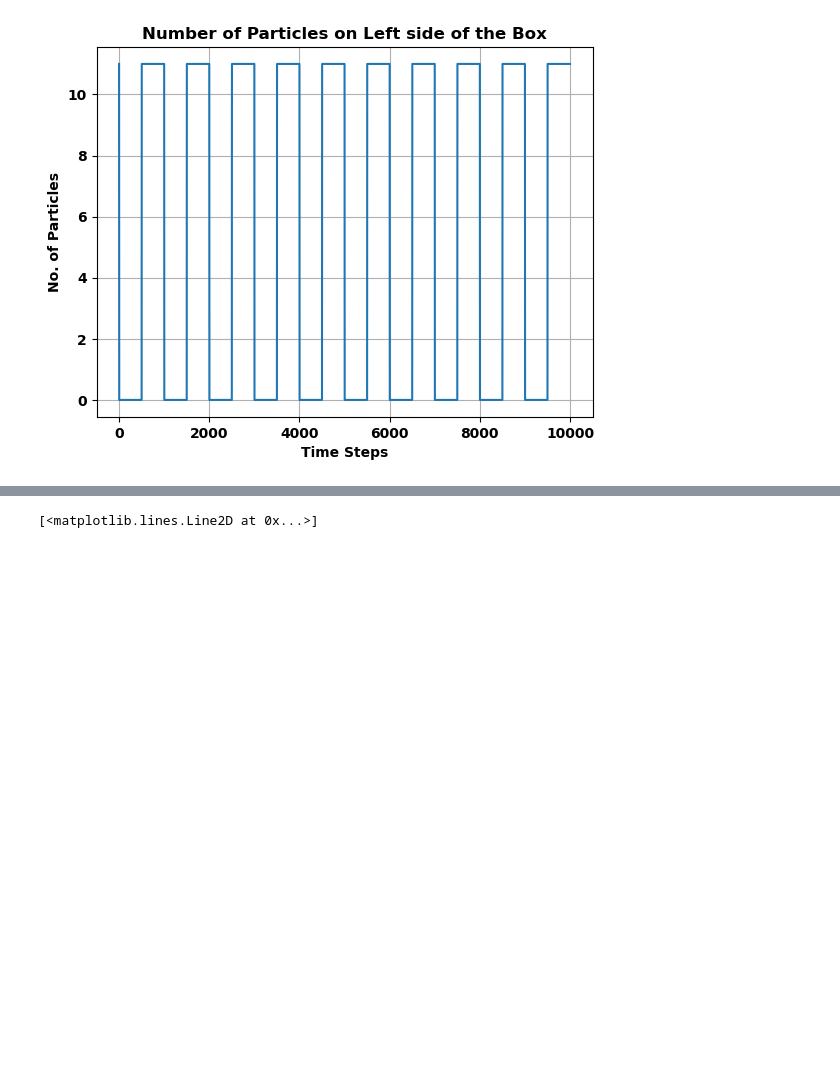
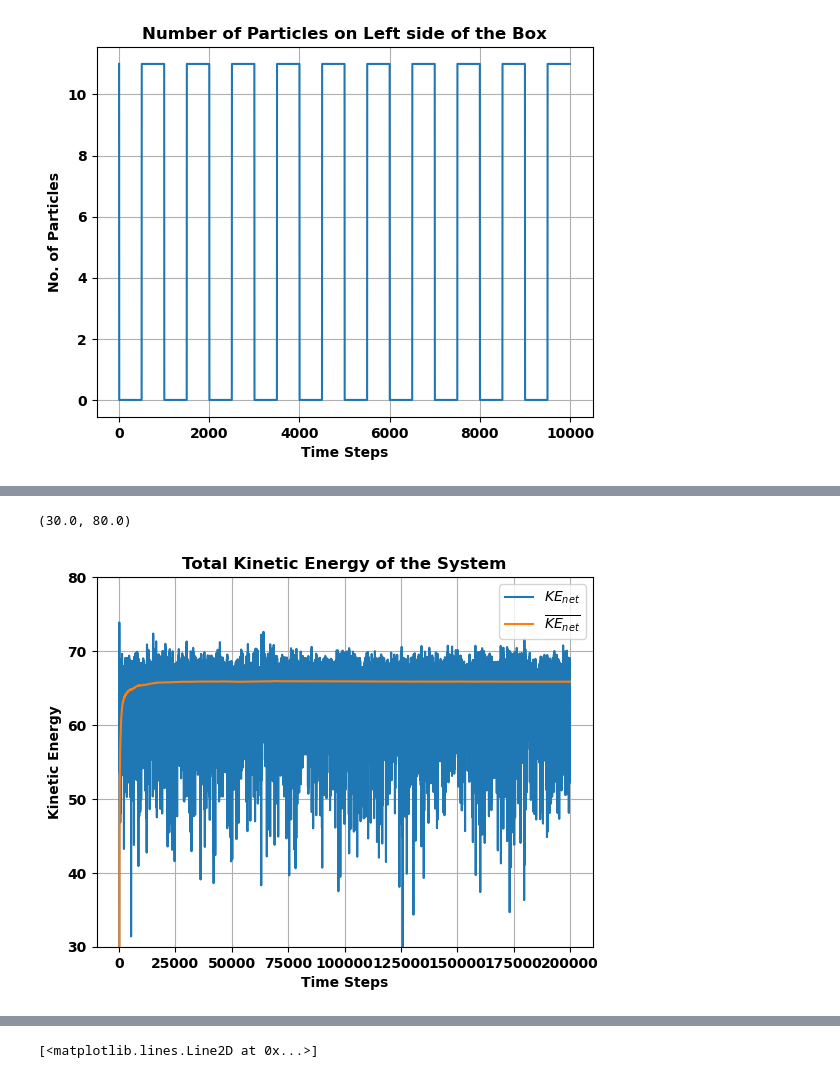
Before and after one commit to gregorycorcoran/Computational-Lab, a Jupyter notebook: Analysis.ipynb, the cells around one changed output, grey strips where cells are left out. Saved outputs shown, nothing was run; the diff lists cells and outputs as text; code cells hidden in the pictures; blank space fills up the shorter version.

```diff
--- a/Analysis.ipynb
+++ b/Analysis.ipynb
@@ -203,0 +231,12 @@ Text(0.5, 1.0, 'Number of Particles on Left side of the Box')
+# %%
+plt.plot(k_Da,label=r"$KE_{net}$")
+plt.plot(k_Da_avg,label=r'$\overline{KE_{net}}$')
+plt.xlabel("Time Steps")
+plt.ylabel("Kinetic Energy")
+plt.title("Total Kinetic Energy of the System")
+plt.grid(True)
+plt.legend()
+plt.ylim(30,80)
+# %% [output]
+(30.0, 80.0)
+[figure, added]
```
Also changed, not shown: parts of 10 cells of this notebook, 1 other file.
